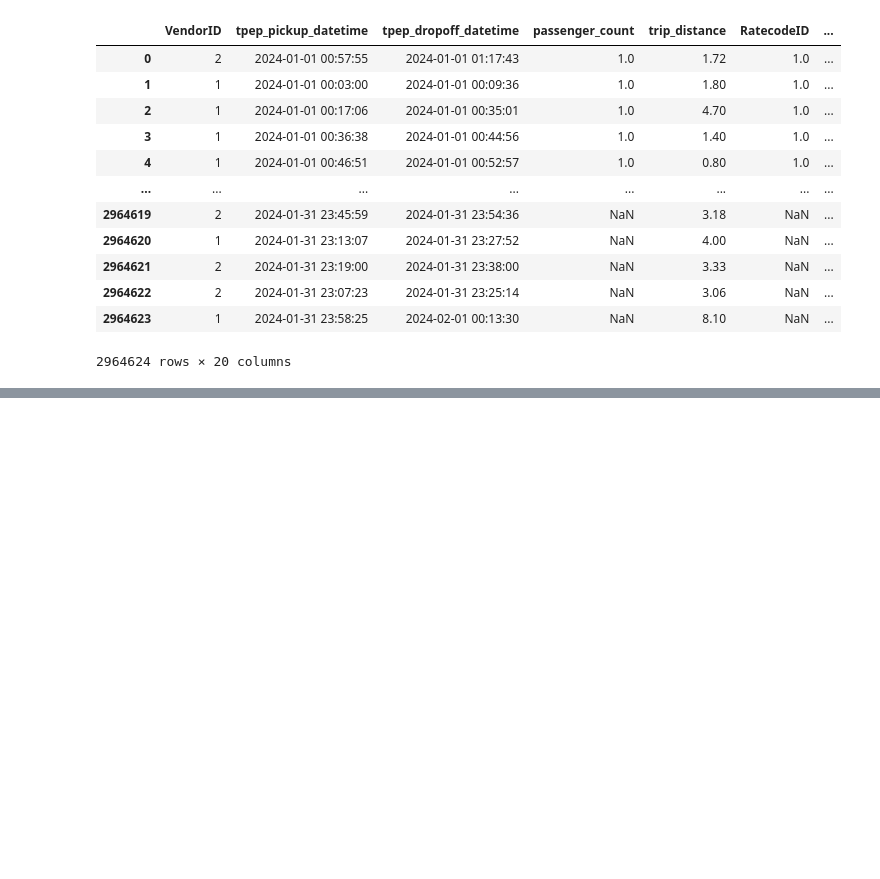
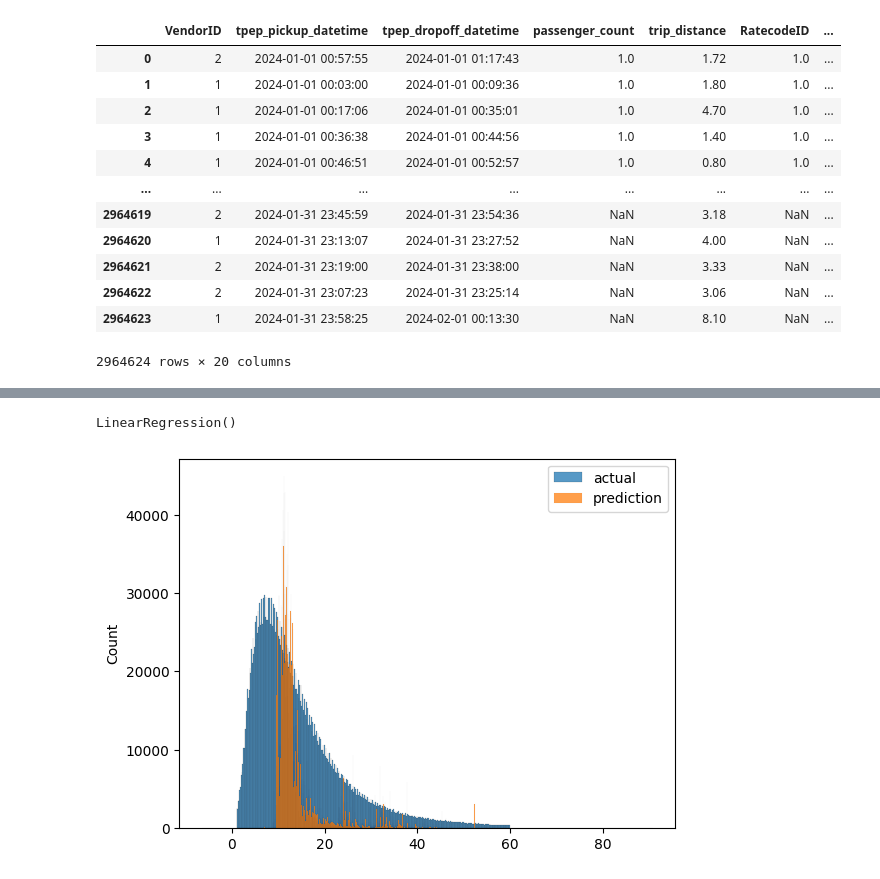
Before and after one commit to Fahlevi20/My-MLOps-Zoomcamp, a Jupyter notebook: homework.ipynb, the cells around one changed output, grey strips where cells are left out. Drawn from its saved outputs; the diff is of its cells as text; code cells hidden in the pictures; blank space fills up the shorter version.

```diff
--- a/homework.ipynb
+++ b/homework.ipynb
@@ -38,0 +193,5 @@ df
+# %%
+from sklearn.feature_extraction import DictVectorizer
+
+dv = DictVectorizer()
+X_train = dv.fit_transform(train_dicts)
@@ -38,0 +223,3 @@ df
+# %%
+target ='duration'
+y_train = df[target].values
@@ -38,0 +228,18 @@ df
+# %%
+model = LinearRegression()
+model.fit(X_train,y_train)
+# %% [output]
+LinearRegression()
+# %%
+y_pred = model.predict(X_train)
+# %%
+import matplotlib.pyplot as plt
+
+sns.histplot(y_train,label='actual')
+sns.histplot(y_pred,label='prediction')
+
+plt.legend()
+
+plt.show()
+# %% [output]
+[figure, added]
```
Also changed, not shown: parts of 19 cells of this notebook, 3 other files.
